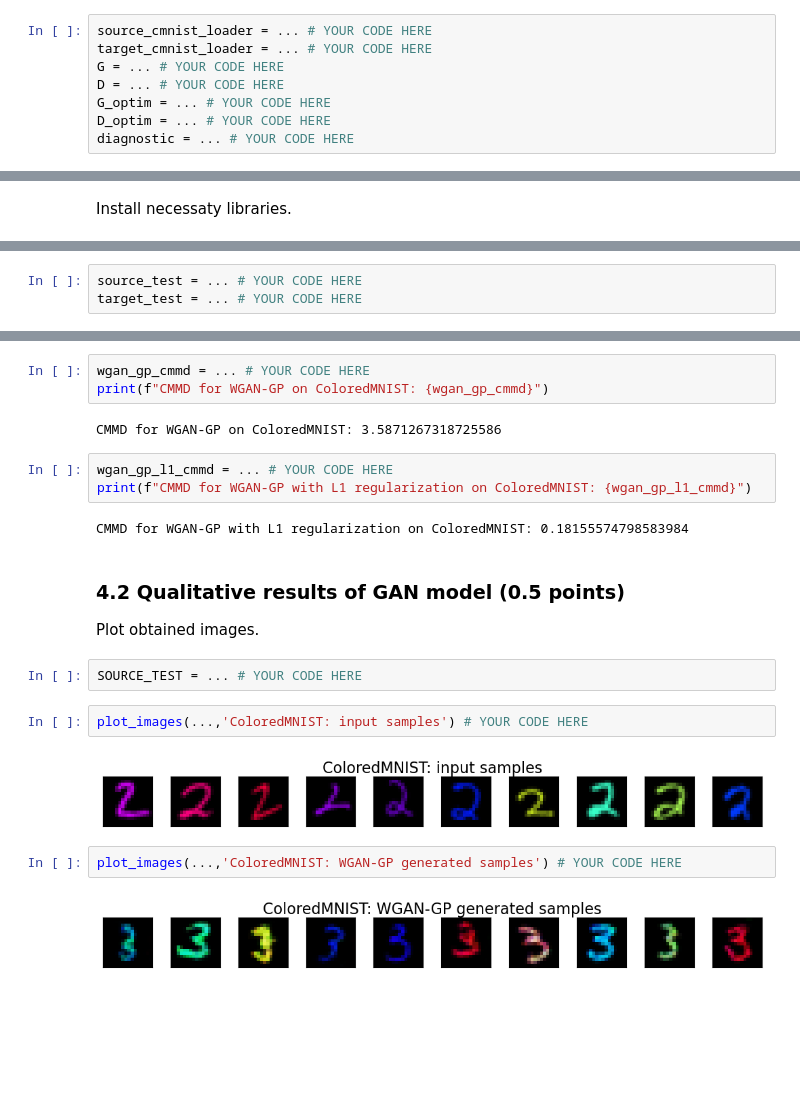
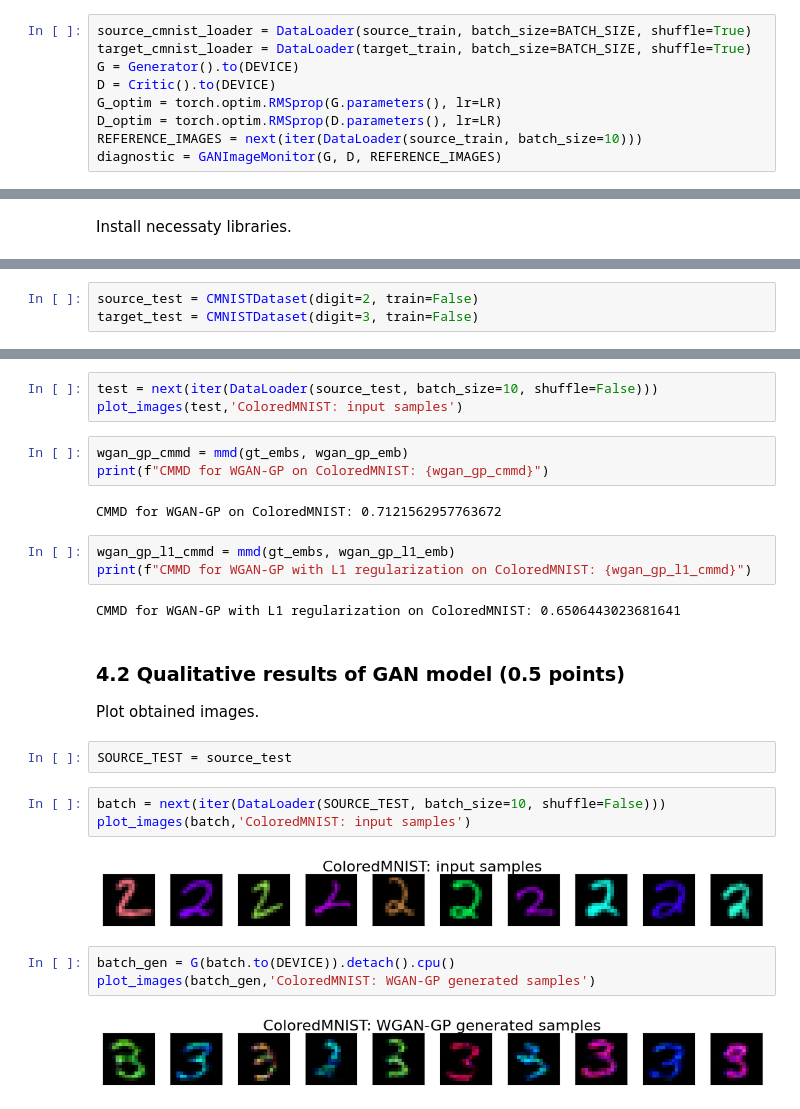
Before and after one commit to br0fire/Skoltech_GenAI, a Jupyter notebook: HW1/HW1_GenAI2025_WGAN_part3.ipynb, the cells around one changed output, grey strips where cells are left out. Drawn from its saved outputs; the diff is of its cells as text; blank space fills up the shorter version.

```diff
--- a/HW1/HW1_GenAI2025_WGAN_part3.ipynb
+++ b/HW1/HW1_GenAI2025_WGAN_part3.ipynb
@@ -384,11 +475,12 @@ GP_LAMBDA = ... # YOUR CODE HERE
 # %%
-source_cmnist_loader = ... # YOUR CODE HERE
-target_cmnist_loader = ... # YOUR CODE HERE
-G = ... # YOUR CODE HERE
-D = ... # YOUR CODE HERE
-G_optim = ... # YOUR CODE HERE
-D_optim = ... # YOUR CODE HERE
-diagnostic = ... # YOUR CODE HERE
+source_cmnist_loader = DataLoader(source_train, batch_size=BATCH_SIZE, shuffle=True)
+target_cmnist_loader = DataLoader(target_train, batch_size=BATCH_SIZE, shuffle=True)
+G = Generator().to(DEVICE)
+D = Critic().to(DEVICE)
+G_optim = torch.optim.RMSprop(G.parameters(), lr=LR)
+D_optim = torch.optim.RMSprop(D.parameters(), lr=LR)
+REFERENCE_IMAGES = next(iter(DataLoader(source_train, batch_size=10)))
+diagnostic = GANImageMonitor(G, D, REFERENCE_IMAGES)
 # %%
 train_losses = train_wgp(
     source_cmnist_loader,
@@ -541,4 +773,4 @@ def compute_embeddings(
 # %%
-source_test = ... # YOUR CODE HERE
-target_test = ... # YOUR CODE HERE
+source_test = CMNISTDataset(digit=2, train=False)
+target_test = CMNISTDataset(digit=3, train=False)
 # %%
@@ -584,25 +827,30 @@ Processing 1024 images...
+# %%
+test = next(iter(DataLoader(source_test, batch_size=10, shuffle=False)))
+plot_images(test,'ColoredMNIST: input samples')
 # %%
-wgan_gp_cmmd = ... # YOUR CODE HERE
+wgan_gp_cmmd = mmd(gt_embs, wgan_gp_emb)
 print(f"CMMD for WGAN-GP on ColoredMNIST: {wgan_gp_cmmd}")
 # %% [output]
-CMMD for WGAN-GP on ColoredMNIST: 3.5871267318725586
+CMMD for WGAN-GP on ColoredMNIST: 0.7121562957763672
 # %%
-wgan_gp_l1_cmmd = ... # YOUR CODE HERE
+wgan_gp_l1_cmmd = mmd(gt_embs, wgan_gp_l1_emb)
 print(f"CMMD for WGAN-GP with L1 regularization on ColoredMNIST: {wgan_gp_l1_cmmd}")
 # %% [output]
-CMMD for WGAN-GP with L1 regularization on ColoredMNIST: 0.18155574798583984
+CMMD for WGAN-GP with L1 regularization on ColoredMNIST: 0.6506443023681641
 # %% [markdown]
 ### 4.2 Qualitative results of GAN model (0.5 points)
 
 Plot obtained images.
 # %%
-SOURCE_TEST = ... # YOUR CODE HERE
+SOURCE_TEST = source_test
 # %%
-plot_images(...,'ColoredMNIST: input samples') # YOUR CODE HERE
+batch = next(iter(DataLoader(SOURCE_TEST, batch_size=10, shuffle=False)))
+plot_images(batch,'ColoredMNIST: input samples')
 # %% [output]
-[figure, old version]
+[figure, new version]
 # %%
-plot_images(...,'ColoredMNIST: WGAN-GP generated samples') # YOUR CODE HERE
+batch_gen = G(batch.to(DEVICE)).detach().cpu()
+plot_images(batch_gen,'ColoredMNIST: WGAN-GP generated samples')
 # %% [output]
-[figure, old version]
+[figure, new version]
 # %%
```
Also changed, not shown: parts of 32 cells of this notebook.
